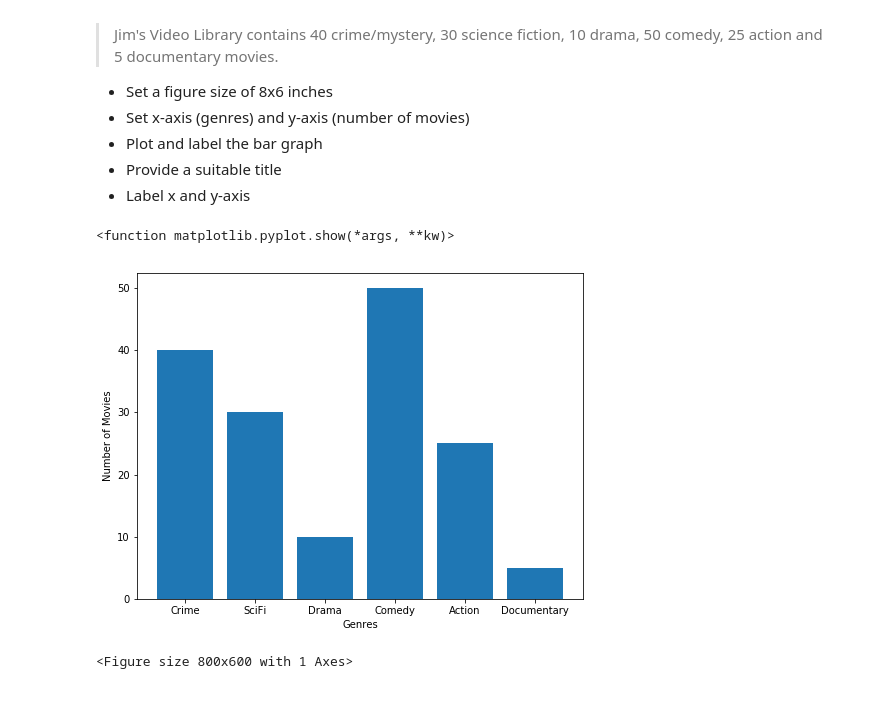
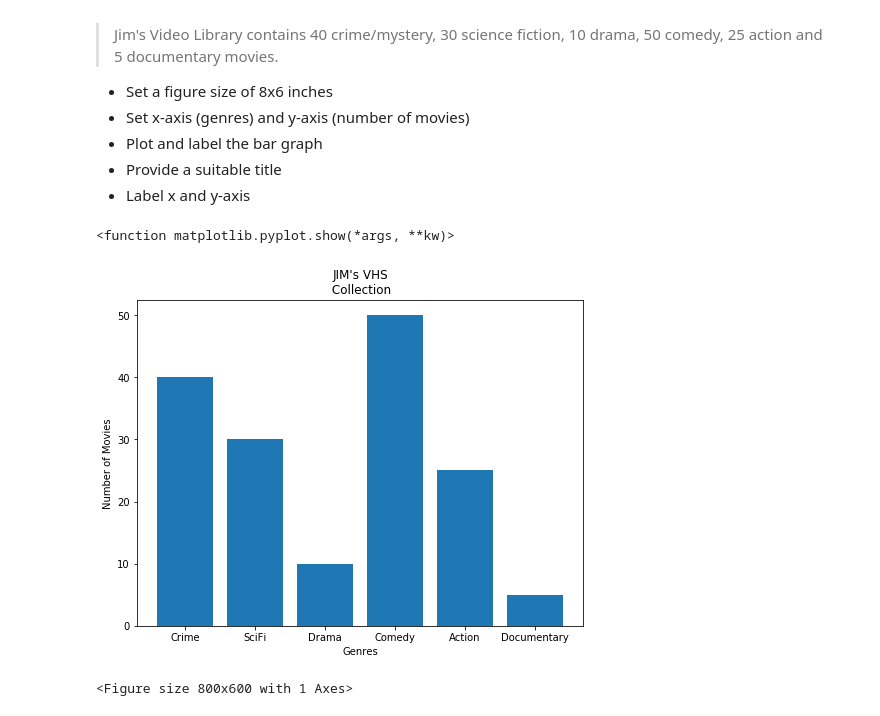
Before and after one commit to Patrickbfuller/dsc-0-01-22-visualizing-data-lab-seattle-ds-career-040119, a Jupyter notebook: index.ipynb, the cells around one changed output. Cells and saved outputs as stored; diff of their text form; code cells hidden in the pictures.

```diff
--- a/index.ipynb
+++ b/index.ipynb
@@ -23,28 +23,28 @@ Make a vertical bar graph using `plt.bar()` for the following set of data:
 # %%
 import numpy as np
 from matplotlib import pyplot as plt
 
 %matplotlib inline
 
 movie_cats = ['Crime', 'SciFi', 'Drama', 'Comedy', 'Action', 'Documentary']
 cat_numbers = [40, 30, 10, 50, 25, 5]
 
 plt.figure(figsize = (8,6))
 
 x = movie_cats
 y = cat_numbers
 
 plt.bar(x, y)
 
-plt.title('JIM\'s VHS\n )
+plt.title('JIM\'s VHS\n Collection')
 
 plt.xlabel('Genres')
 plt.ylabel('Number of Movies')
 
 plt.show
 # %% [output]
 <function matplotlib.pyplot.show(*args, **kw)>
-[figure, old version]
+[figure, new version]
 # %%
 # import the required libraries
 import numpy as np
```
